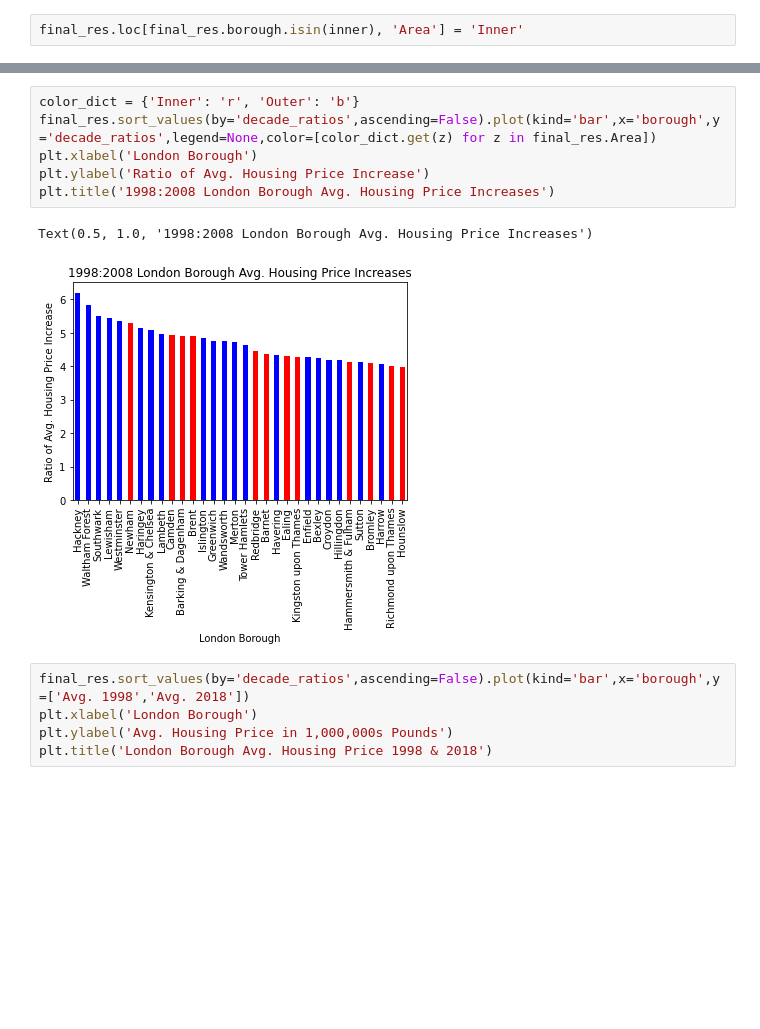
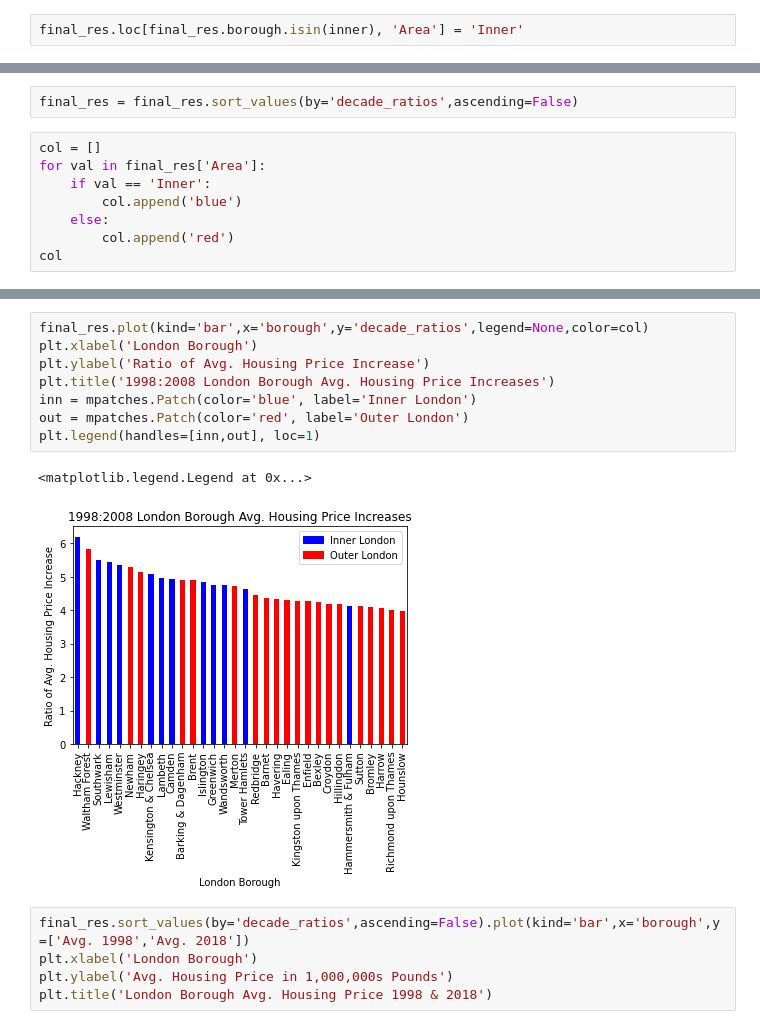
Before and after one commit to jensensj/CourseWork, a Jupyter notebook: Unit 4 Challenge - Tier 3.ipynb, the cells around one changed output, grey strips where cells are left out. Cells and saved outputs as stored; diff of their text form; blank space fills up the shorter version.

Commit message:
update plot

```diff
--- a/Unit 4 Challenge - Tier 3.ipynb
+++ b/Unit 4 Challenge - Tier 3.ipynb
@@ -369,0 +351,10 @@ final_res
+# %%
+final_res = final_res.sort_values(by='decade_ratios',ascending=False)
+# %%
+col = []
+for val in final_res['Area']:
+    if val == 'Inner':
+        col.append('blue')
+    else:
+        col.append('red')
+col
@@ -370,12 +379,14 @@ final_res
 # %%
-color_dict = {'Inner': 'r', 'Outer': 'b'}
-final_res.sort_values(by='decade_ratios',ascending=False).plot(kind='bar',x='borough',y='decade_ratios',legend=None,color=[color_dict.get(z) for z in final_res.Area])
+final_res.plot(kind='bar',x='borough',y='decade_ratios',legend=None,color=col)
 plt.xlabel('London Borough')
 plt.ylabel('Ratio of Avg. Housing Price Increase')
 plt.title('1998:2008 London Borough Avg. Housing Price Increases')
+inn = mpatches.Patch(color='blue', label='Inner London')
+out = mpatches.Patch(color='red', label='Outer London')
+plt.legend(handles=[inn,out], loc=1)
 # %% [output]
-Text(0.5, 1.0, '1998:2008 London Borough Avg. Housing Price Increases')
+<matplotlib.legend.Legend at 0x...>
-[figure, old version]
+[figure, new version]
 # %%
 final_res.sort_values(by='decade_ratios',ascending=False).plot(kind='bar',x='borough',y=['Avg. 1998','Avg. 2018'])
 plt.xlabel('London Borough')
```
Also changed, not shown: parts of 5 cells of this notebook.
